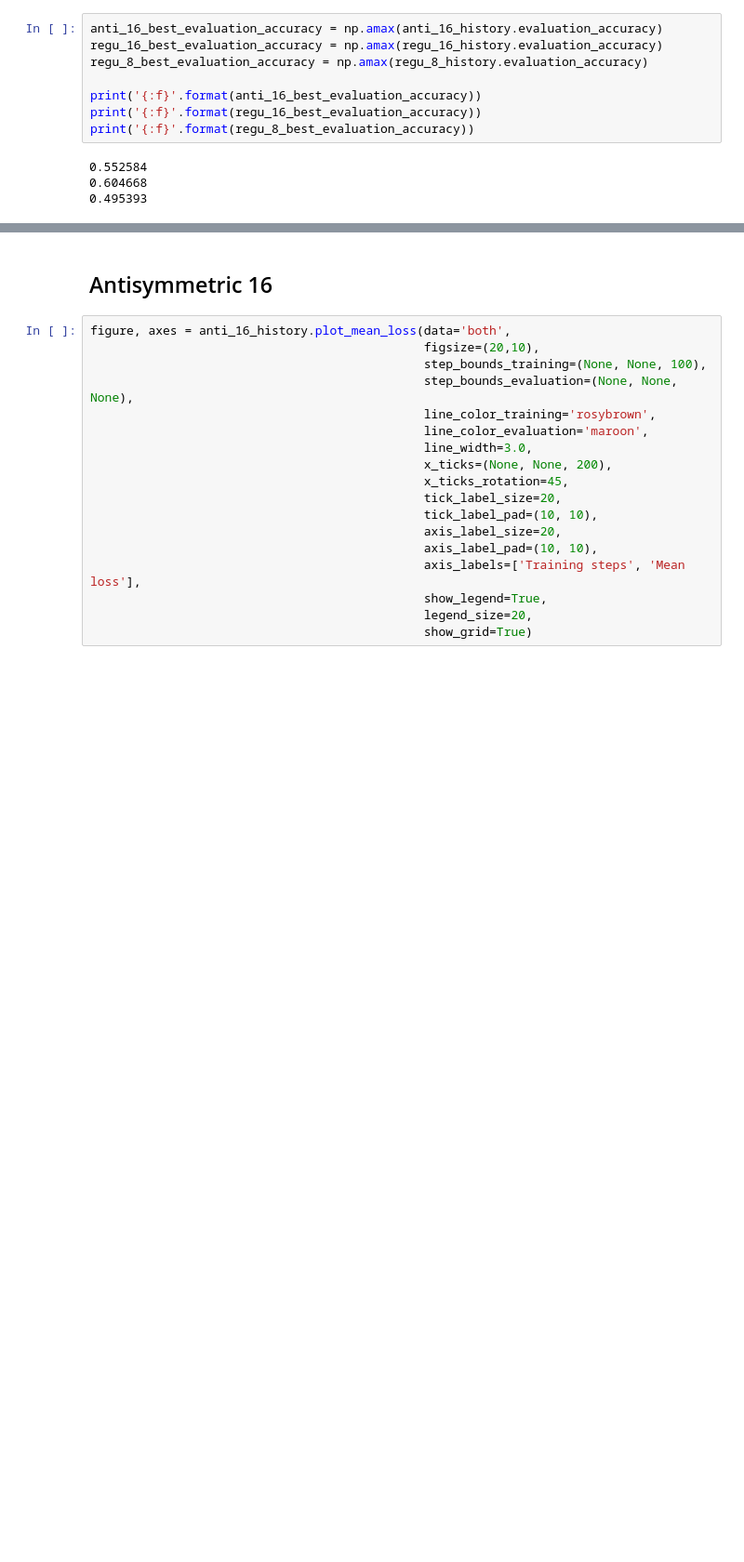
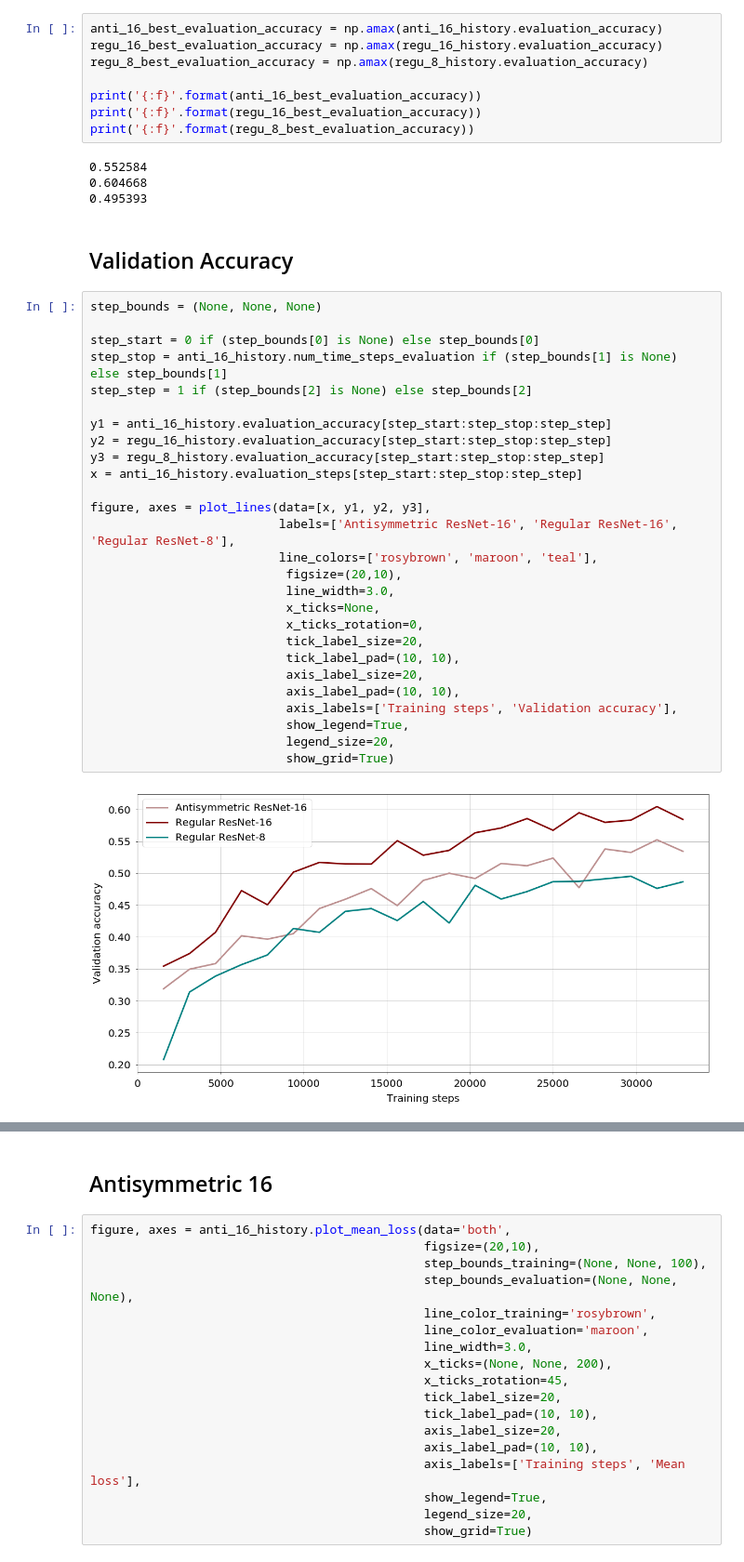
Before and after one commit to pierluigiferrari/differential_equations_resnet, a Jupyter notebook: experiments_antisymmetric_resnet_v7.ipynb, the cells around one changed output, grey strips where cells are left out. Shown at 93% size. Cells and saved outputs as stored; diff of their text form; blank space fills up the shorter version.

Commit message:
feat: Add validation accuracy and loss plots

```diff
--- a/experiments_antisymmetric_resnet_v7.ipynb
+++ b/experiments_antisymmetric_resnet_v7.ipynb
@@ -852,3 +862,34 @@ print('{:f}'.format(regu_8_best_evaluation_accuracy))
 0.552584
 0.604668
 0.495393
+# %% [markdown]
+## Validation Accuracy
+# %%
+step_bounds = (None, None, None)
+
+step_start = 0 if (step_bounds[0] is None) else step_bounds[0]
+step_stop = anti_16_history.num_time_steps_evaluation if (step_bounds[1] is None) else step_bounds[1]
+step_step = 1 if (step_bounds[2] is None) else step_bounds[2]
+
+y1 = anti_16_history.evaluation_accuracy[step_start:step_stop:step_step]
+y2 = regu_16_history.evaluation_accuracy[step_start:step_stop:step_step]
+y3 = regu_8_history.evaluation_accuracy[step_start:step_stop:step_step]
+x = anti_16_history.evaluation_steps[step_start:step_stop:step_step]
+
+figure, axes = plot_lines(data=[x, y1, y2, y3],
+                          labels=['Antisymmetric ResNet-16', 'Regular ResNet-16', 'Regular ResNet-8'],
+                          line_colors=['rosybrown', 'maroon', 'teal'],
+                           figsize=(20,10),
+                           line_width=3.0,
+                           x_ticks=None,
+                           x_ticks_rotation=0,
+                           tick_label_size=20,
+                           tick_label_pad=(10, 10),
+                           axis_label_size=20,
+                           axis_label_pad=(10, 10),
+                           axis_labels=['Training steps', 'Validation accuracy'],
+                           show_legend=True,
+                           legend_size=20,
+                           show_grid=True)
+# %% [output]
+[figure, added]
```
Also changed, not shown: parts of 12 cells of this notebook.
